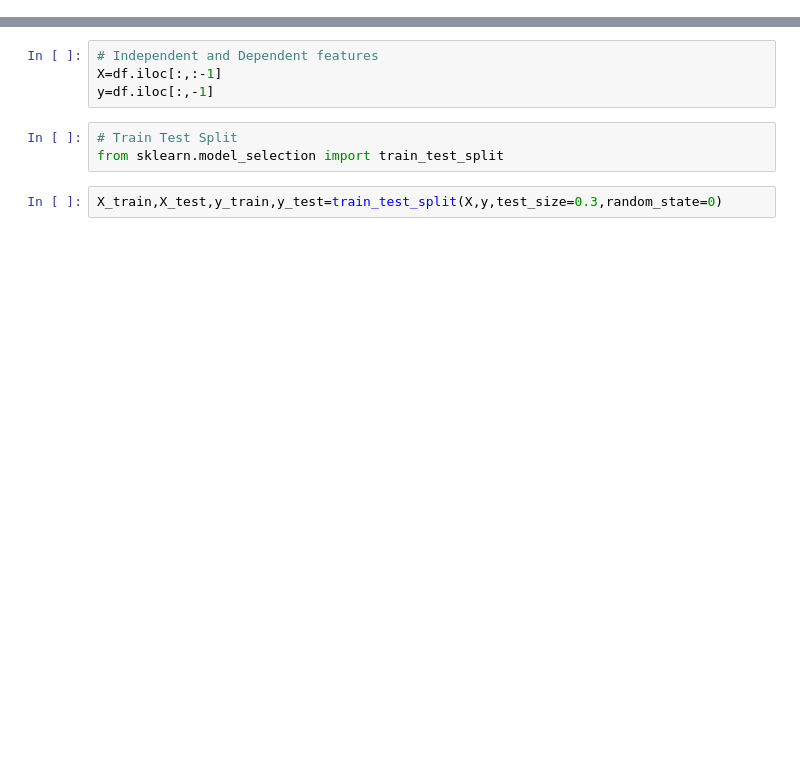
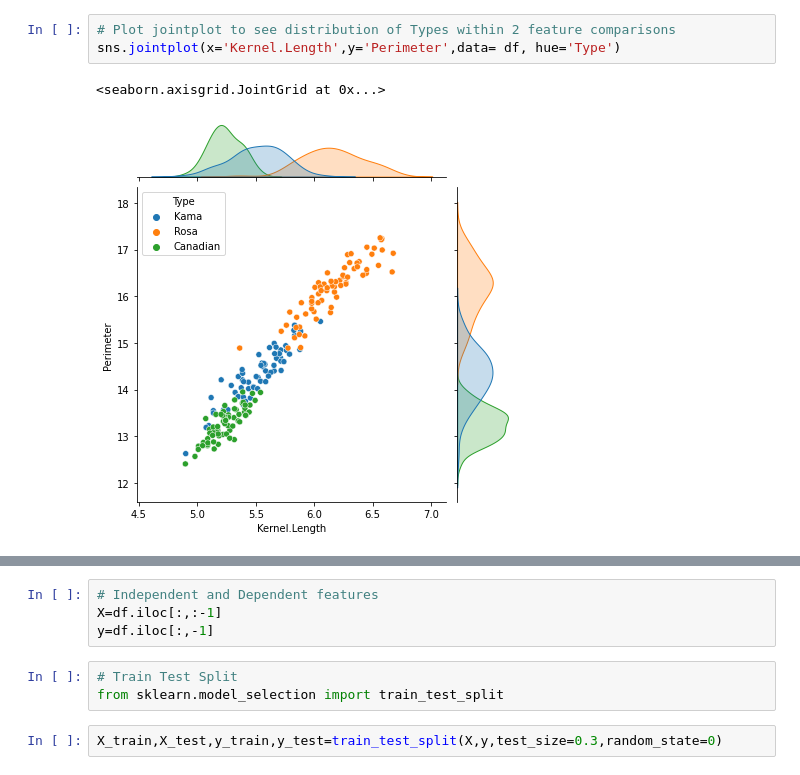
Before and after one commit to Jazzygithub/Wheat, a Jupyter notebook: Wheat_Seeds_dataset_Classifier_for_Heroko.ipynb, the cells around one changed output, grey strips where cells are left out. Saved outputs shown, nothing was run; the diff lists cells and outputs as text; blank space fills up the shorter version.

```diff
--- a/Wheat_Seeds_dataset_Classifier_for_Heroko.ipynb
+++ b/Wheat_Seeds_dataset_Classifier_for_Heroko.ipynb
@@ -22,0 +72,6 @@ df
+# %%
+# Plot jointplot to see distribution of Types within 2 feature comparisons
+sns.jointplot(x='Kernel.Length',y='Perimeter',data= df, hue='Type')
+# %% [output]
+<seaborn.axisgrid.JointGrid at 0x...>
+[figure, added]
```
Also changed, not shown: parts of 20 cells of this notebook, 1 other file.
